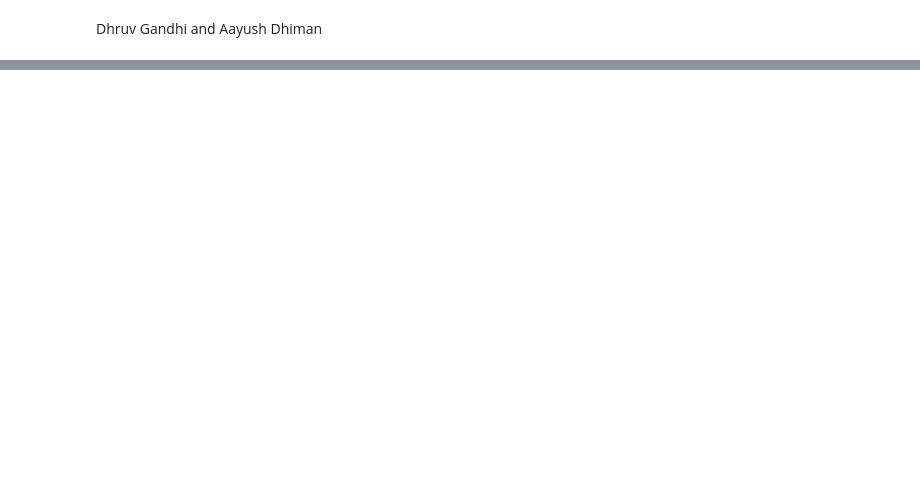
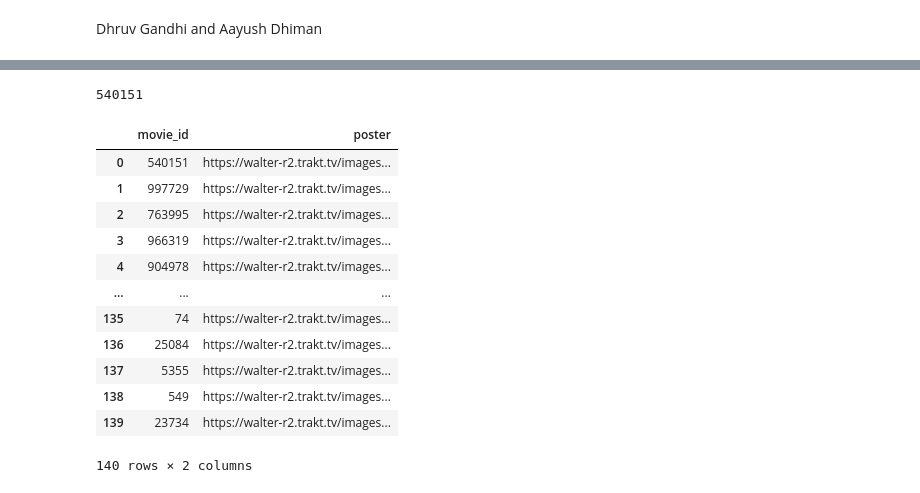
Before and after one commit to aayushdhiman/ds4420-final-project, a Jupyter notebook: finalproject.ipynb, the cells around one changed output, grey strips where cells are left out. Drawn from its saved outputs; the diff is of its cells as text; code cells hidden in the pictures; blank space fills up the shorter version.

```diff
--- a/finalproject.ipynb
+++ b/finalproject.ipynb
@@ -53,0 +77,13 @@ Error:  expected string or bytes-like object
+# %%
+for i in range(len(movie_id_list)):
+    # print(movie_id_list[i])
+    url = f"{base_url}/movies/{movie_id_list[i]}/watching"
+    response = request_trakt(url)
+    if response:
+        data = json.loads(response)
+        watching_movie_df = pd.DataFrame(data)
+        for i in range(len(watching_movie_df)):
+            # print(watching_movie_df.loc[i]['username'])
+            formatted_username = watching_movie_df.loc[i]['username'].replace(' ', '-')
+            username_set.add(formatted_username)
+        # display(df)
@@ -53,0 +160,40 @@ Error:  expected string or bytes-like object
+# %%
+len(movie_id_list)
+movie_id_list[0]
+# %% [output]
+540151
+# %%
+movie_posters_df = pd.DataFrame(columns=['movie_id', 'poster'])
+for i in range(len(movie_id_list)):
+    # print(movie_id_list[i])
+    url = f"{base_url}/movies/{movie_id_list[i]}?extended=images"
+    response = request_trakt(url)
+    if response:
+        data = json.loads(response)
+        movie_df = pd.DataFrame(data)
+        # display(movie_df)
+        if len(movie_df) > 0:
+            if 'images' in movie_df.columns:
+                movie_image_url = movie_df.loc['poster', 'images']
+                # print(movie_image_url[0])
+                movie_posters_df = pd.concat([movie_posters_df, pd.DataFrame({'movie_id': [movie_id_list[i]],
+                                                                        'poster': f'https://{movie_image_url[0]}'})], ignore_index=True)
+
+movie_posters_df.to_csv('trakt_movie_posters.csv')
+# movie_image_url = f"{base_url}/movies/{movie_id_list[0]}?extended=images"
+# %%
+movie_posters_df
+# %% [output]
+|  | movie_id | poster |
+| 0 | 540151 | https://walter-r2.trakt.tv/images... |
+| 1 | 997729 | https://walter-r2.trakt.tv/images... |
+| 2 | 763995 | https://walter-r2.trakt.tv/images... |
+| 3 | 966319 | https://walter-r2.trakt.tv/images... |
+| 4 | 904978 | https://walter-r2.trakt.tv/images... |
+| ... | ... | ... |
+| 135 | 74 | https://walter-r2.trakt.tv/images... |
+| 136 | 25084 | https://walter-r2.trakt.tv/images... |
+| 137 | 5355 | https://walter-r2.trakt.tv/images... |
+| 138 | 549 | https://walter-r2.trakt.tv/images... |
+| 139 | 23734 | https://walter-r2.trakt.tv/images... |
+140 rows × 2 columns
```
Also changed, not shown: parts of 12 cells of this notebook, 3 other files.
